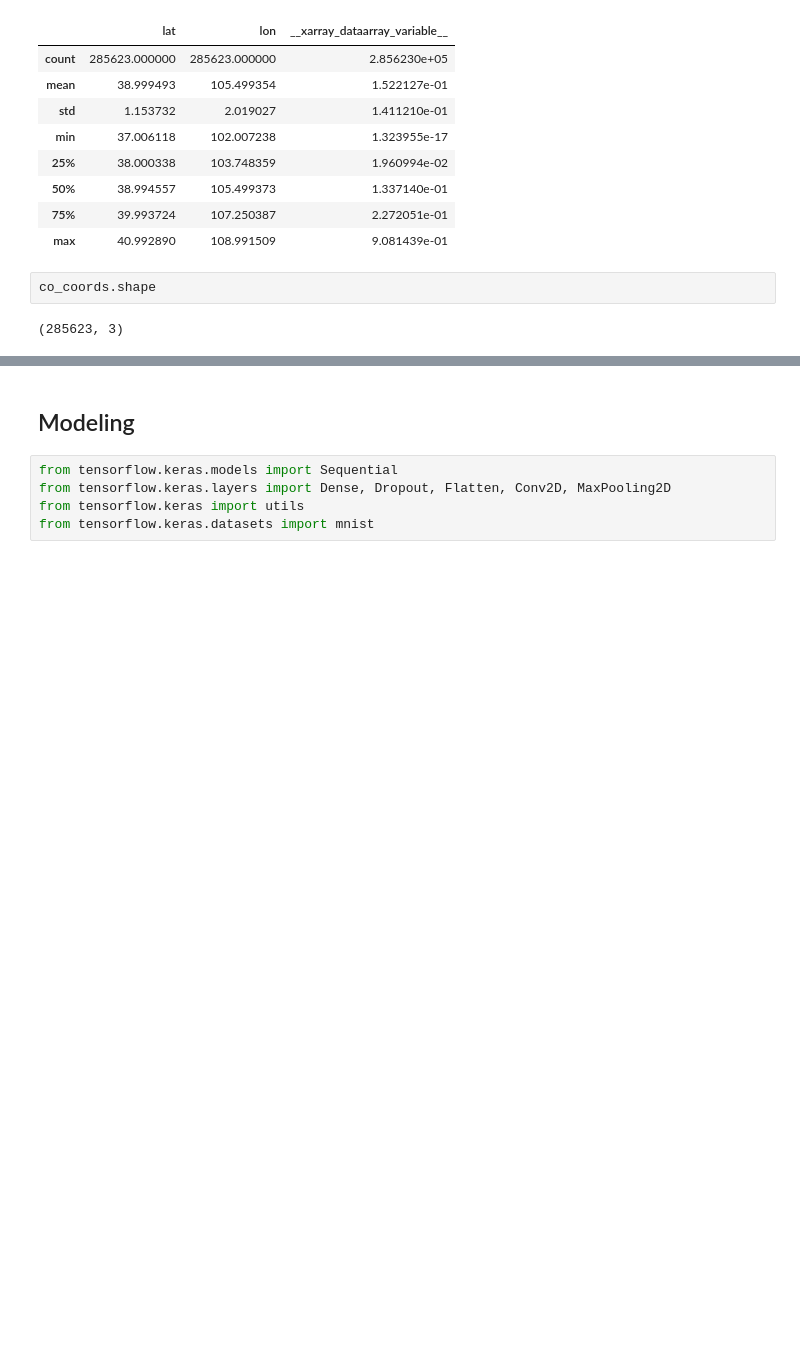
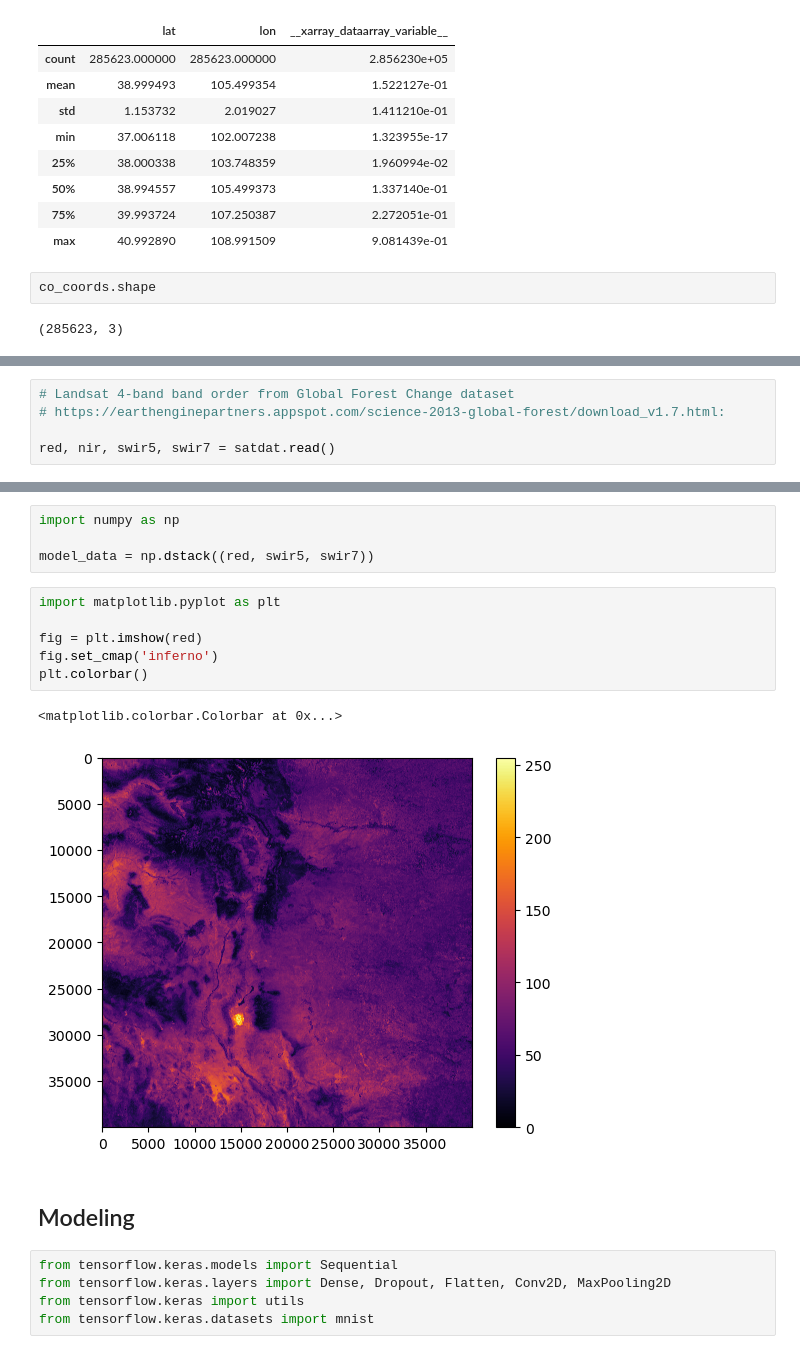
Before and after one commit to lara-es/Capstone, a Jupyter notebook: ml-HFI.ipynb, the cells around one changed output, grey strips where cells are left out. Saved outputs shown, nothing was run; the diff lists cells and outputs as text; blank space fills up the shorter version.

```diff
--- a/ml-HFI.ipynb
+++ b/ml-HFI.ipynb
@@ -134,0 +169,5 @@ co_coords.shape
+# %%
+# Landsat 4-band band order from Global Forest Change dataset
+# https://earthenginepartners.appspot.com/science-2013-global-forest/download_v1.7.html:
+
+red, nir, swir5, swir7 = satdat.read()
@@ -135,3 +242,16 @@ co_coords.shape
+# %%
+import numpy as np
+
+model_data = np.dstack((red, swir5, swir7))
+# %%
+import matplotlib.pyplot as plt
+
+fig = plt.imshow(red)
+fig.set_cmap('inferno')
+plt.colorbar()
+# %% [output]
+<matplotlib.colorbar.Colorbar at 0x...>
+[figure, added]
 # %% [markdown]
 ## Modeling
 # %%
```
Also changed, not shown: parts of 24 cells of this notebook.
